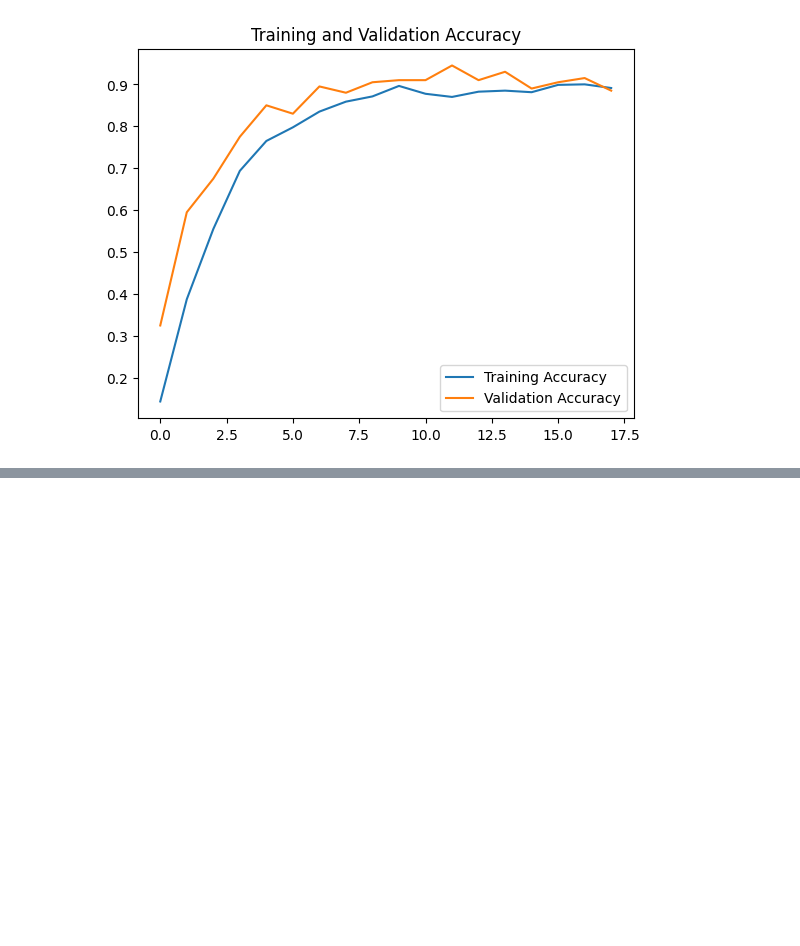
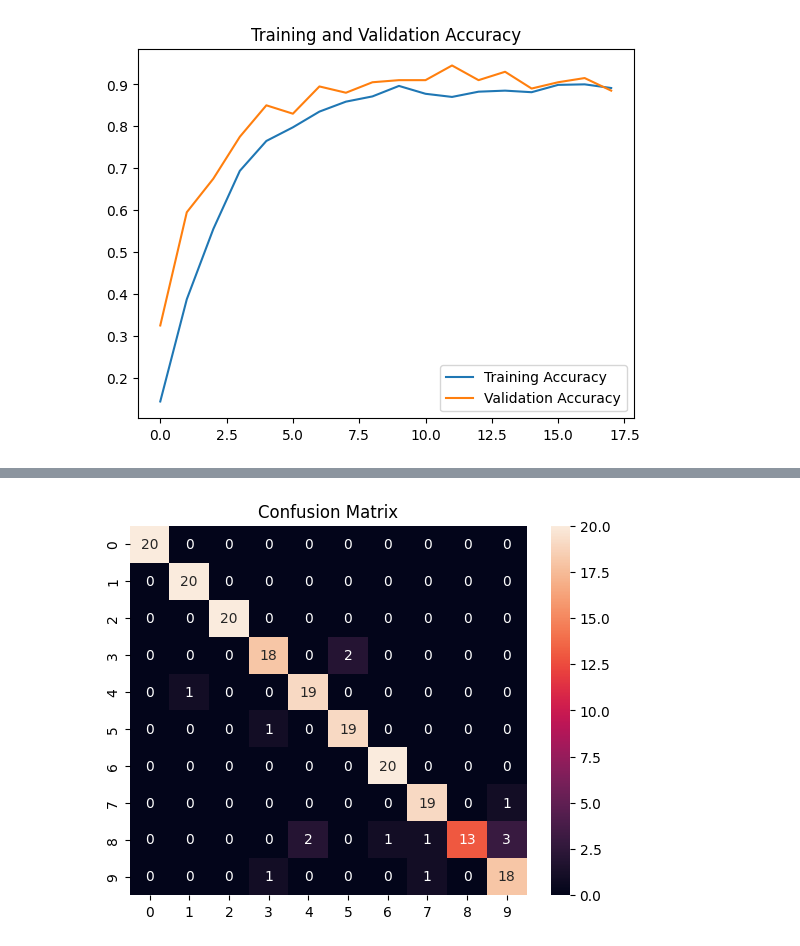
Before and after one commit to ShrDar/Digit-Prediction-Model, a Jupyter notebook: notebooks/Convolutional_Neural_Network_Pytorch.ipynb, the cells around one changed output, grey strips where cells are left out. Drawn from its saved outputs; the diff is of its cells as text; code cells hidden in the pictures; blank space fills up the shorter version.

Commit message:
Added: Completed Model Evaluation

```diff
--- a/notebooks/Convolutional_Neural_Network_Pytorch.ipynb
+++ b/notebooks/Convolutional_Neural_Network_Pytorch.ipynb
@@ -299,3 +299,36 @@ plt.legend()
 plt.show()
 # %% [output]
 [figure]
+# %%
+model.eval()
+
+test_loss = 0
+test_correct = 0
+test_total = 0
+
+all_labels = []
+all_preds = []
+
+with torch.no_grad():
+    for images, labels in test_loader:
+        images = images.to(device)
+        labels = labels.to(device)
+
+        outputs = model(images)
+        loss = criterion(outputs, labels)
+
+        test_loss += loss.item()
+
+        predictions = outputs.argmax(dim = 1)
+
+        test_correct += (predictions == labels).sum().item()
+        test_total += labels.size(0)
+
+        all_preds.extend(predictions.cpu().numpy())
+        all_labels.extend(labels.cpu().numpy())
+
+test_loss /= len(test_loader)
+test_accuracy = test_correct / test_total
+
+print(f"Test Loss: {test_loss:.4f}")
+print(f"Test Accuracy: {test_accuracy:.4f}")
@@ -301,0 +338,10 @@ plt.show()
+# %%
+cm = confusion_matrix(all_labels, all_preds)
+
+plt.title("Confusion Matrix")
+
+sns.heatmap(cm, annot = True)
+
+plt.show()
+# %% [output]
+[figure, added]
```
Also changed, not shown: parts of 8 cells of this notebook.
